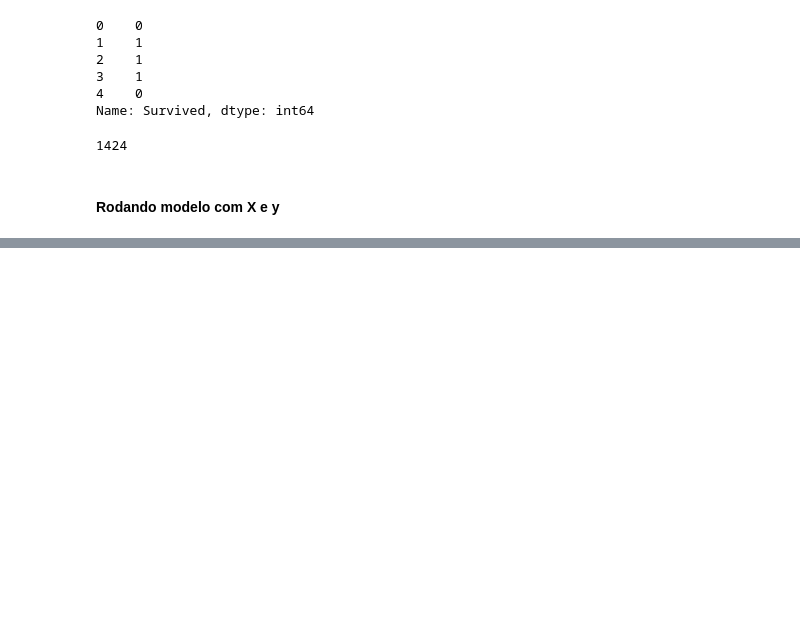
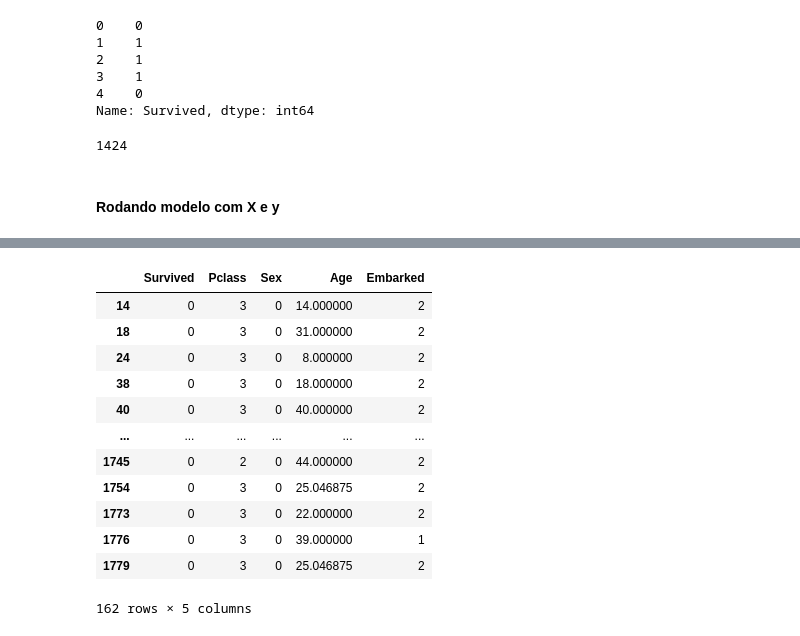
Before and after one commit to lucasmoutinho/titanic-preprocessing-tutorial, a Jupyter notebook: Titanic_Tutorial.ipynb, the cells around one changed output, grey strips where cells are left out. Cells and saved outputs as stored; diff of their text form; code cells hidden in the pictures; blank space fills up the shorter version.

```diff
--- a/Titanic_Tutorial.ipynb
+++ b/Titanic_Tutorial.ipynb
@@ -460,0 +525,17 @@ Matriz de Confusão
+# %%
+# Preenchendo NAN com média
+df_selected[df_selected.Survived == 0][df_selected.Sex == 0].fillna(female_died_age_mean)
+# %% [output]
+|  | Survived | Pclass | Sex | Age | Embarked |
+| 14 | 0 | 3 | 0 | 14.000000 | 2 |
+| 18 | 0 | 3 | 0 | 31.000000 | 2 |
+| 24 | 0 | 3 | 0 | 8.000000 | 2 |
+| 38 | 0 | 3 | 0 | 18.000000 | 2 |
+| 40 | 0 | 3 | 0 | 40.000000 | 2 |
+| ... | ... | ... | ... | ... | ... |
+| 1745 | 0 | 2 | 0 | 44.000000 | 2 |
+| 1754 | 0 | 3 | 0 | 25.046875 | 2 |
+| 1773 | 0 | 3 | 0 | 22.000000 | 2 |
+| 1776 | 0 | 3 | 0 | 39.000000 | 1 |
+| 1779 | 0 | 3 | 0 | 25.046875 | 2 |
+162 rows × 5 columns
```
Also changed, not shown: parts of 13 cells of this notebook.
